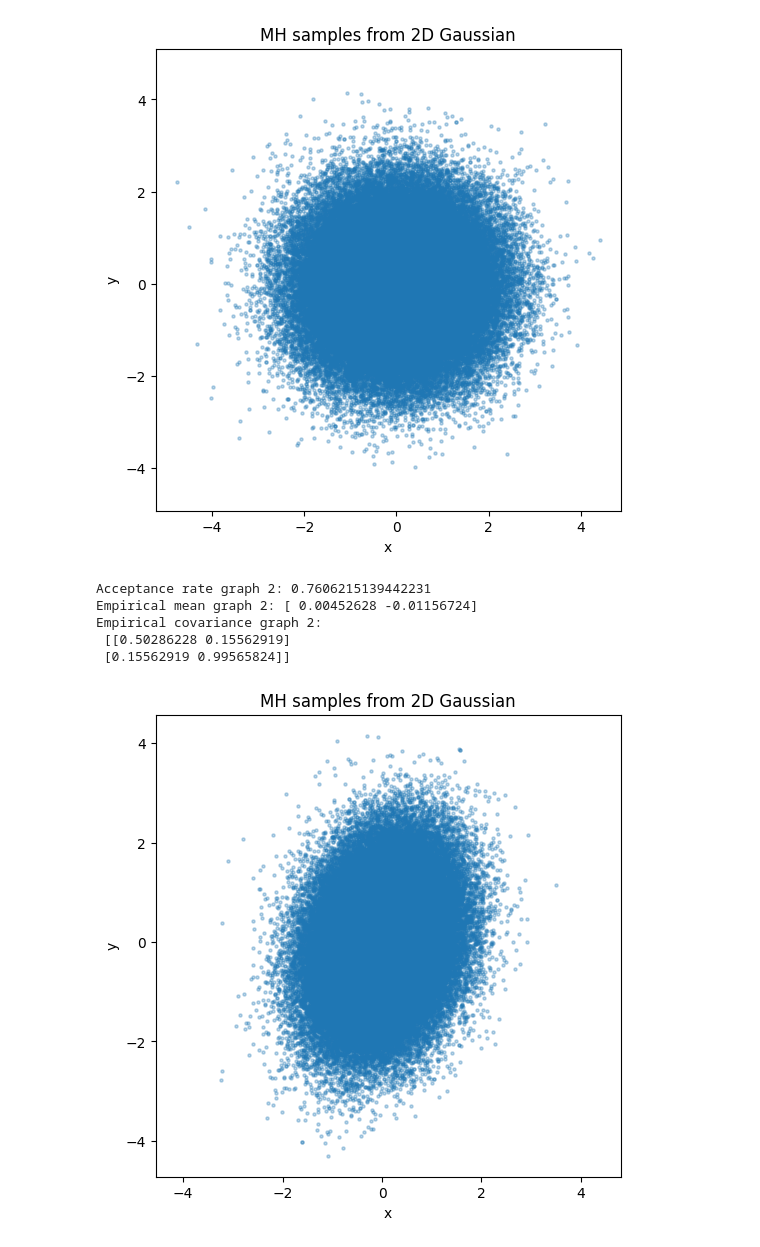
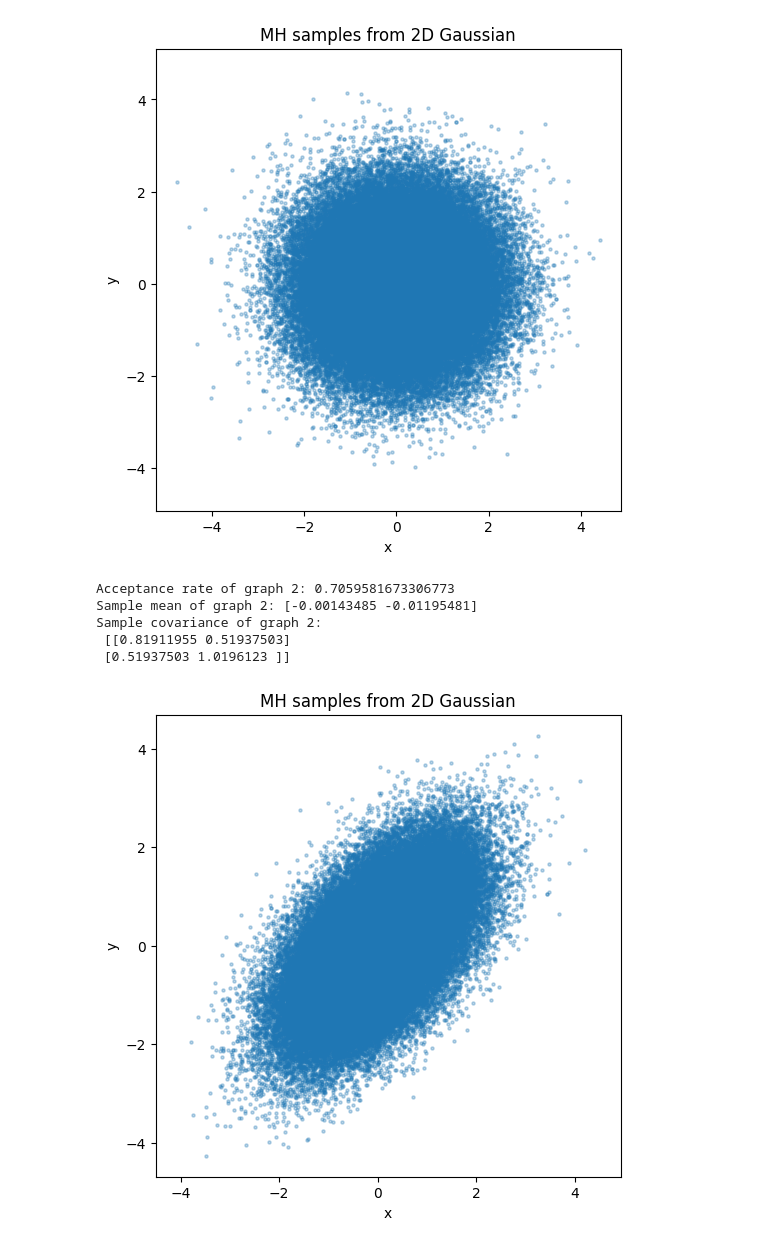
Before and after one commit to lethanhdat7106-art/compchem-assignments, a Jupyter notebook: mh_2d_gaussian/MH_Gaussian2D.ipynb, the cells around one changed output. Saved outputs shown, nothing was run; the diff lists cells and outputs as text; code cells hidden in the pictures.

```diff
--- a/mh_2d_gaussian/MH_Gaussian2D.ipynb
+++ b/mh_2d_gaussian/MH_Gaussian2D.ipynb
@@ -32,9 +32,9 @@ samples1, acc1 = MH_2D(
     step_scale=0.5,
     seed=7
 )
-print("Acceptance rate graph 1:", acc1)
-print("Empirical mean graph 1:", samples1.mean(axis=0))
-print("Empirical covariance graph 1:\n", np.cov(samples1.T))
+print("Acceptance rate of graph 1:", acc1)
+print("Sample mean of graph 1:", samples1.mean(axis=0))
+print("Sample covariance of graph 1:\n", np.cov(samples1.T))
 
 plt.figure(figsize=(6, 6))
 plt.scatter(samples1[::5, 0], samples1[::5, 1], s=5, alpha=0.3)
@@ -47,14 +47,14 @@ samples2, acc2 = MH_2D(
     n_samples=500000,
     burn_in=2000,
     mu=np.zeros(2),
-    sigma=np.array([[0.5,0.2],
-                    [0.1,1.0]]),
-    step_scale=0.4,
+    sigma=np.array([[0.8,0.4],
+                    [0.6,1.0]]),
+    step_scale=0.5,
     seed=7
 )
-print("Acceptance rate graph 2:", acc2)
-print("Empirical mean graph 2:", samples2.mean(axis=0))
-print("Empirical covariance graph 2:\n", np.cov(samples2.T))
+print("Acceptance rate of graph 2:", acc2)
+print("Sample mean of graph 2:", samples2.mean(axis=0))
+print("Sample covariance of graph 2:\n", np.cov(samples2.T))
 
 plt.figure(figsize=(6, 6))
 plt.scatter(samples2[::5, 0], samples2[::5, 1], s=5, alpha=0.3)
@@ -70,9 +70,9 @@ Empirical covariance graph 1:
  [[0.99860222 0.00787115]
  [0.00787115 0.98607737]]
 [figure]
-Acceptance rate graph 2: 0.7606215139442231
-Empirical mean graph 2: [ 0.00452628 -0.01156724]
-Empirical covariance graph 2:
- [[0.50286228 0.15562919]
- [0.15562919 0.99565824]]
+Acceptance rate of graph 2: 0.7059581673306773
+Sample mean of graph 2: [-0.00143485 -0.01195481]
+Sample covariance of graph 2:
+ [[0.81911955 0.51937503]
+ [0.51937503 1.0196123 ]]
-[figure, old version]
+[figure, new version]
```
Also changed, not shown: parts of 1 cell of this notebook, 7 other files.
